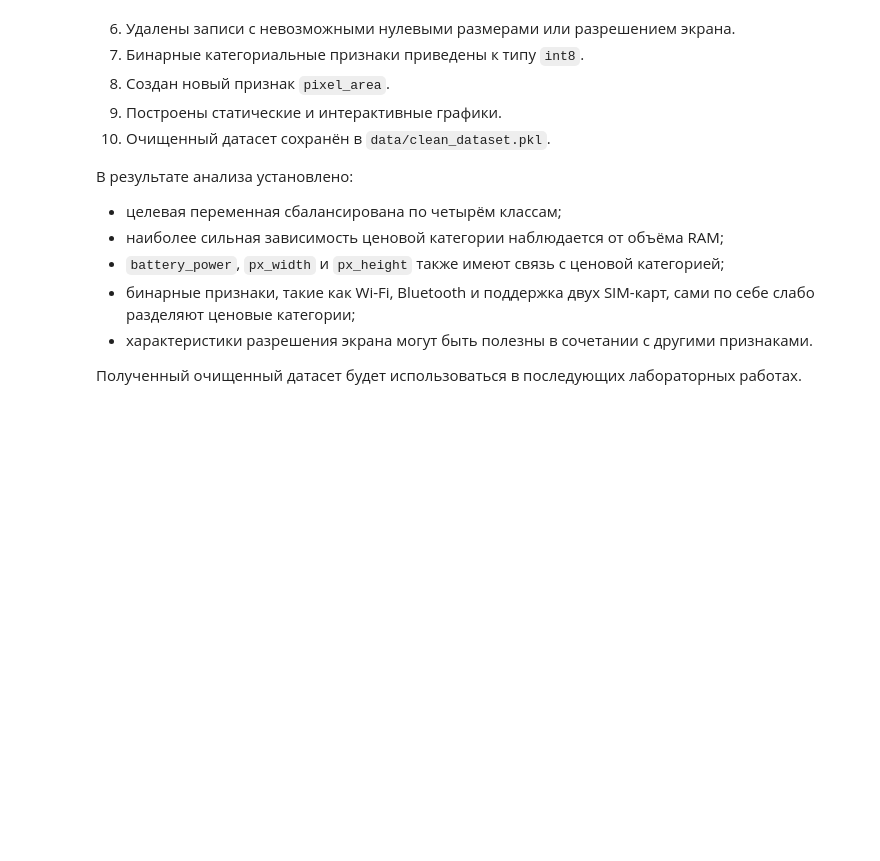
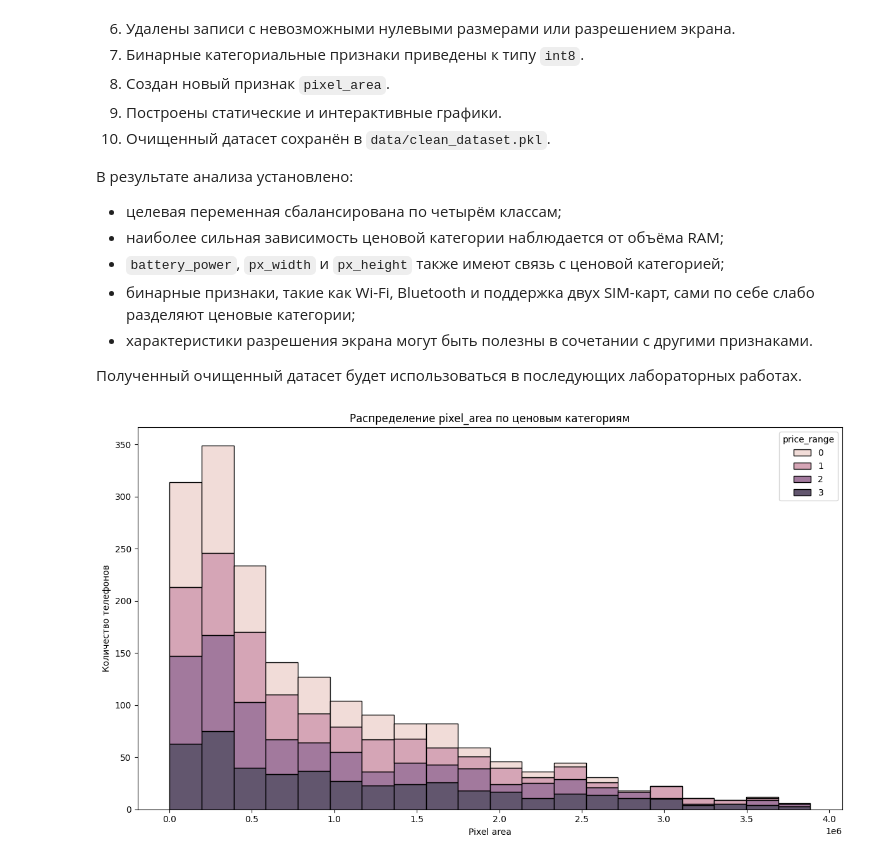
Before and after one commit to matweu/ISS, a Jupyter notebook: eda/eda1.ipynb, the cells around one changed output. Saved outputs shown, nothing was run; the diff lists cells and outputs as text; code cells hidden in the pictures; blank space fills up the shorter version.

Commit message:
final_LR1 add graph pixel_area/price hist

```diff
--- a/eda/eda1.ipynb
+++ b/eda/eda1.ipynb
@@ -531,0 +537,22 @@ pd.read_pickle("../data/clean_dataset.pkl").head()
+# %%
+plt.figure(figsize=(12, 7))
+
+sns.histplot(
+    data=clean_df,
+    x="pixel_area",
+    hue="price_range",
+    bins=20,
+    multiple="stack",
+    stat="count",
+    common_bins=True
+)
+
+plt.title("Распределение pixel_area по ценовым категориям")
+plt.xlabel("Pixel area")
+plt.ylabel("Количество телефонов")
+
+plt.tight_layout()
+plt.savefig("graph8_pixel_area_hist.png", dpi=150)
+plt.show()
+# %% [output]
+[figure, added]
```
Also changed, not shown: parts of 3 cells of this notebook, 2 other files.
